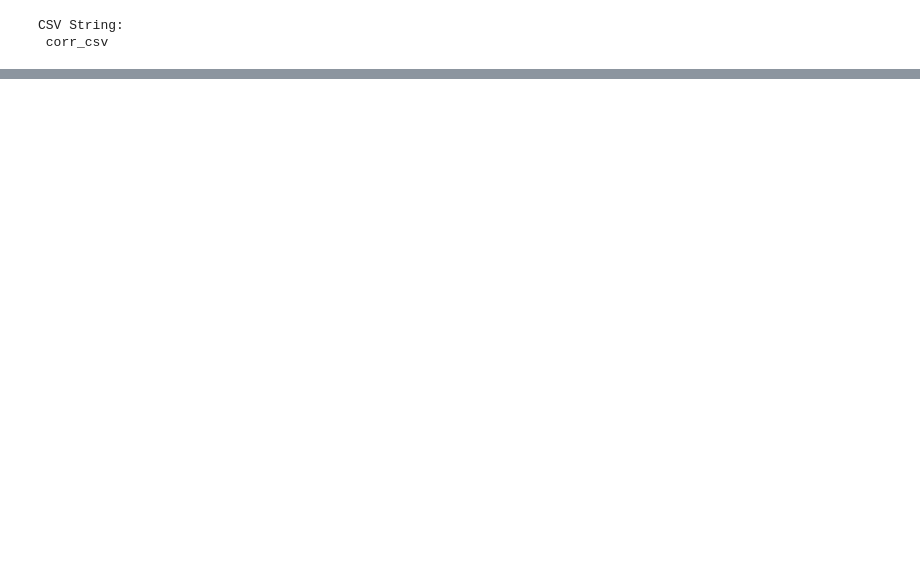
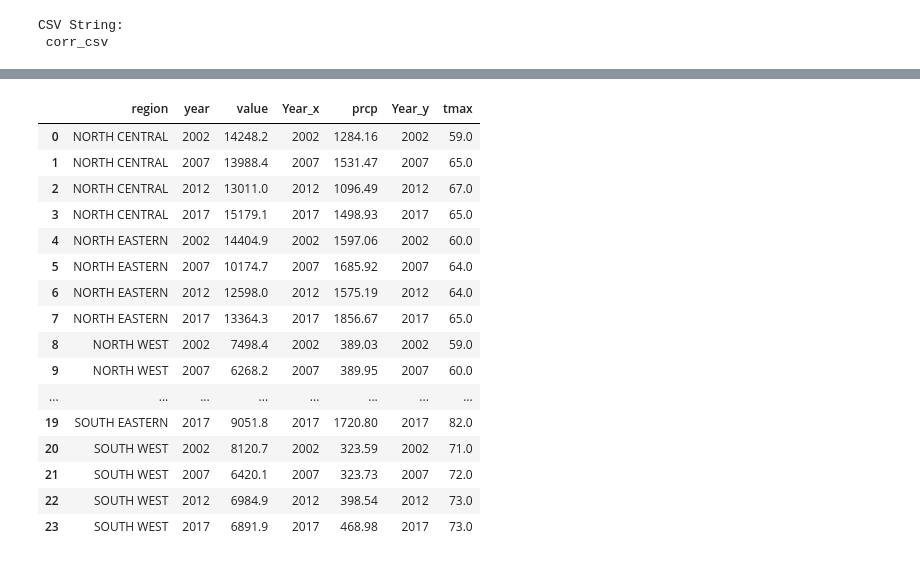
Before and after one commit to CaitlinC91/USDACENSUS_Capstone, a Jupyter notebook: notebooks/prcp_corr.ipynb, the cells around one changed output, grey strips where cells are left out. Cells and saved outputs as stored; diff of their text form; code cells hidden in the pictures; blank space fills up the shorter version.

```diff
--- a/notebooks/prcp_corr.ipynb
+++ b/notebooks/prcp_corr.ipynb
@@ -128,0 +177,3 @@ plt.show()
+# %%
+tmp_wthr = tmp_wthr.groupby(['region','Year'])['tmax'].median()
+tmp_wthr
@@ -128,0 +198,5 @@ plt.show()
+# %%
+tmp_wthr = tmp_wthr.reset_index(level=['region', 'Year'])
+# %%
+tmp_wthr = pd.DataFrame(tmp_wthr)
+tmp_wthr
@@ -128,0 +221,22 @@ plt.show()
+# %%
+newdf = newdf.merge(tmp_wthr, how='right',left_on= ['region', 'year'], right_on=['region', 'Year'])
+# %%
+newdf
+# %% [output]
+|  | region | year | value | Year_x | prcp | Year_y | tmax |
+| 0 | NORTH CENTRAL | 2002 | 14248.2 | 2002 | 1284.16 | 2002 | 59.0 |
+| 1 | NORTH CENTRAL | 2007 | 13988.4 | 2007 | 1531.47 | 2007 | 65.0 |
+| 2 | NORTH CENTRAL | 2012 | 13011.0 | 2012 | 1096.49 | 2012 | 67.0 |
+| 3 | NORTH CENTRAL | 2017 | 15179.1 | 2017 | 1498.93 | 2017 | 65.0 |
+| 4 | NORTH EASTERN | 2002 | 14404.9 | 2002 | 1597.06 | 2002 | 60.0 |
+| 5 | NORTH EASTERN | 2007 | 10174.7 | 2007 | 1685.92 | 2007 | 64.0 |
+| 6 | NORTH EASTERN | 2012 | 12598.0 | 2012 | 1575.19 | 2012 | 64.0 |
+| 7 | NORTH EASTERN | 2017 | 13364.3 | 2017 | 1856.67 | 2017 | 65.0 |
+| 8 | NORTH WEST | 2002 | 7498.4 | 2002 | 389.03 | 2002 | 59.0 |
+| 9 | NORTH WEST | 2007 | 6268.2 | 2007 | 389.95 | 2007 | 60.0 |
+| ... | ... | ... | ... | ... | ... | ... | ... |
+| 19 | SOUTH EASTERN | 2017 | 9051.8 | 2017 | 1720.80 | 2017 | 82.0 |
+| 20 | SOUTH WEST | 2002 | 8120.7 | 2002 | 323.59 | 2002 | 71.0 |
+| 21 | SOUTH WEST | 2007 | 6420.1 | 2007 | 323.73 | 2007 | 72.0 |
+| 22 | SOUTH WEST | 2012 | 6984.9 | 2012 | 398.54 | 2012 | 73.0 |
+| 23 | SOUTH WEST | 2017 | 6891.9 | 2017 | 468.98 | 2017 | 73.0 |
```
Also changed, not shown: parts of 13 cells of this notebook, 2 other files.
